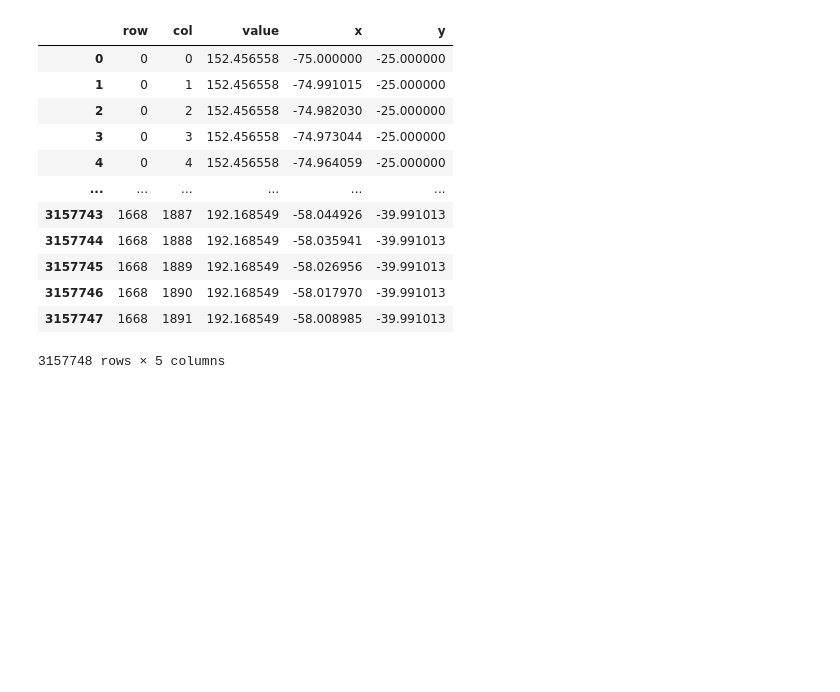
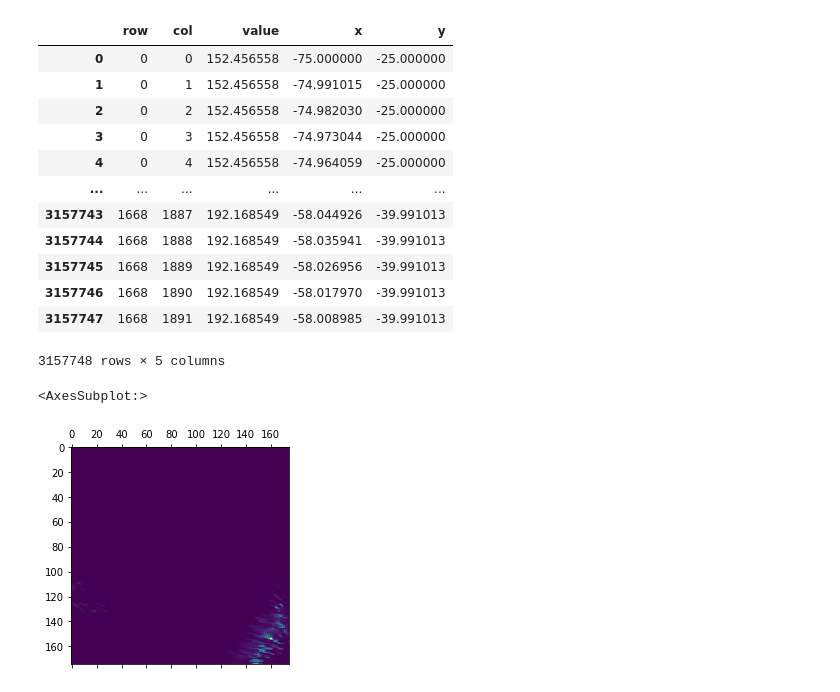
Before and after one commit to JFC95/ProyectoIntegrador_Weather, a Jupyter notebook: manejando-geotiff.ipynb, the cells around one changed output. Drawn from its saved outputs; the diff is of its cells as text; code cells hidden in the pictures; blank space fills up the shorter version.

```diff
--- a/probando_una_cosa.ipynb
+++ b/manejando-geotiff.ipynb
@@ -73,3 +73,10 @@ df_elevation100kISBL
 | 3157746 | 1668 | 1890 | 192.168549 | -58.017970 | -39.991013 |
 | 3157747 | 1668 | 1891 | 192.168549 | -58.008985 | -39.991013 |
 3157748 rows × 5 columns
+# %%
+file_tiff = gr.from_file('wrf-meteo/geotiff/CBA_A_06_RAINNC_2020-01-01T12:00.tiff')
+# %%
+file_tiff.plot()
+# %% [output]
+<AxesSubplot:>
+[figure, added]
```
Also changed, not shown: parts of 6 cells of this notebook, 1 other file.
